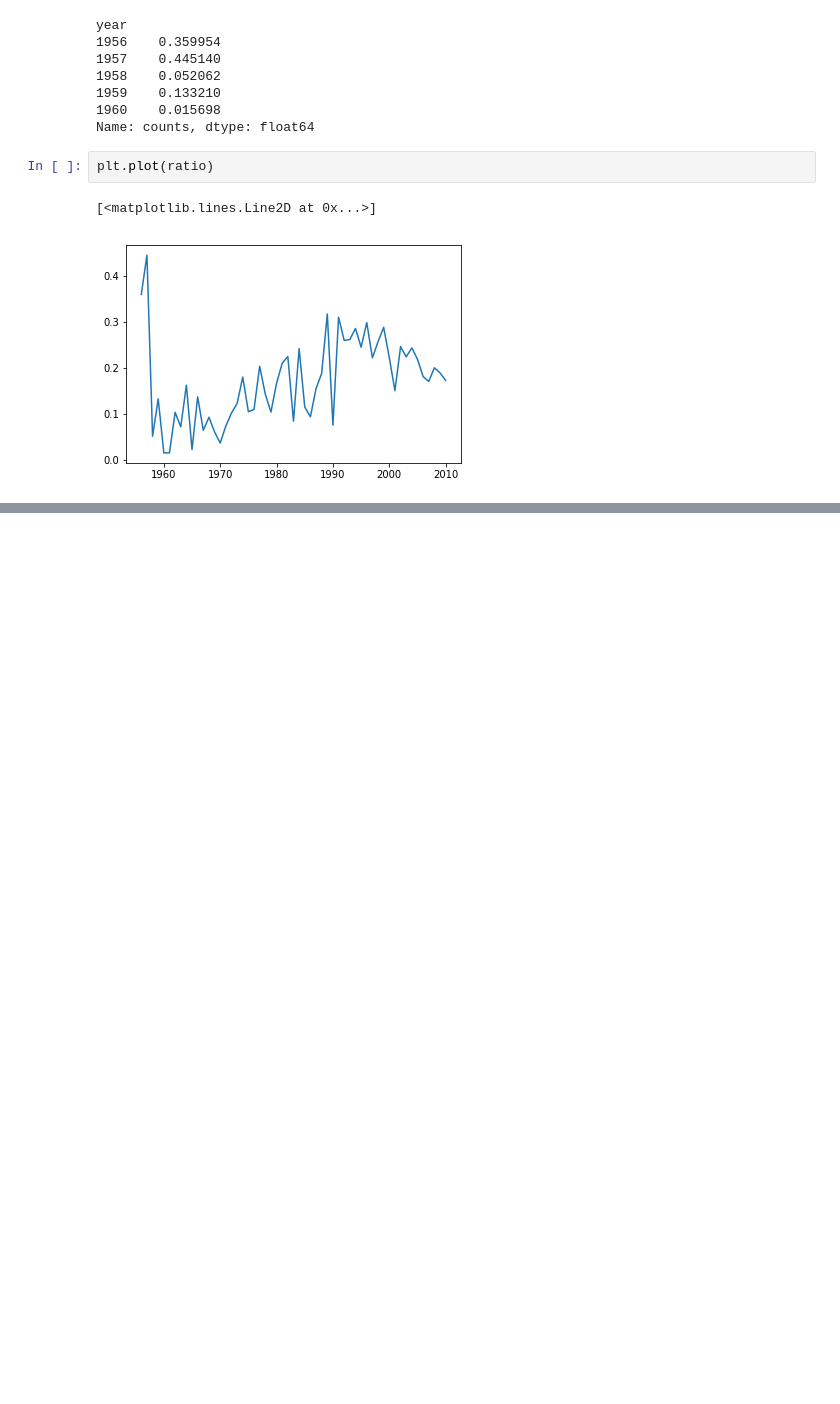
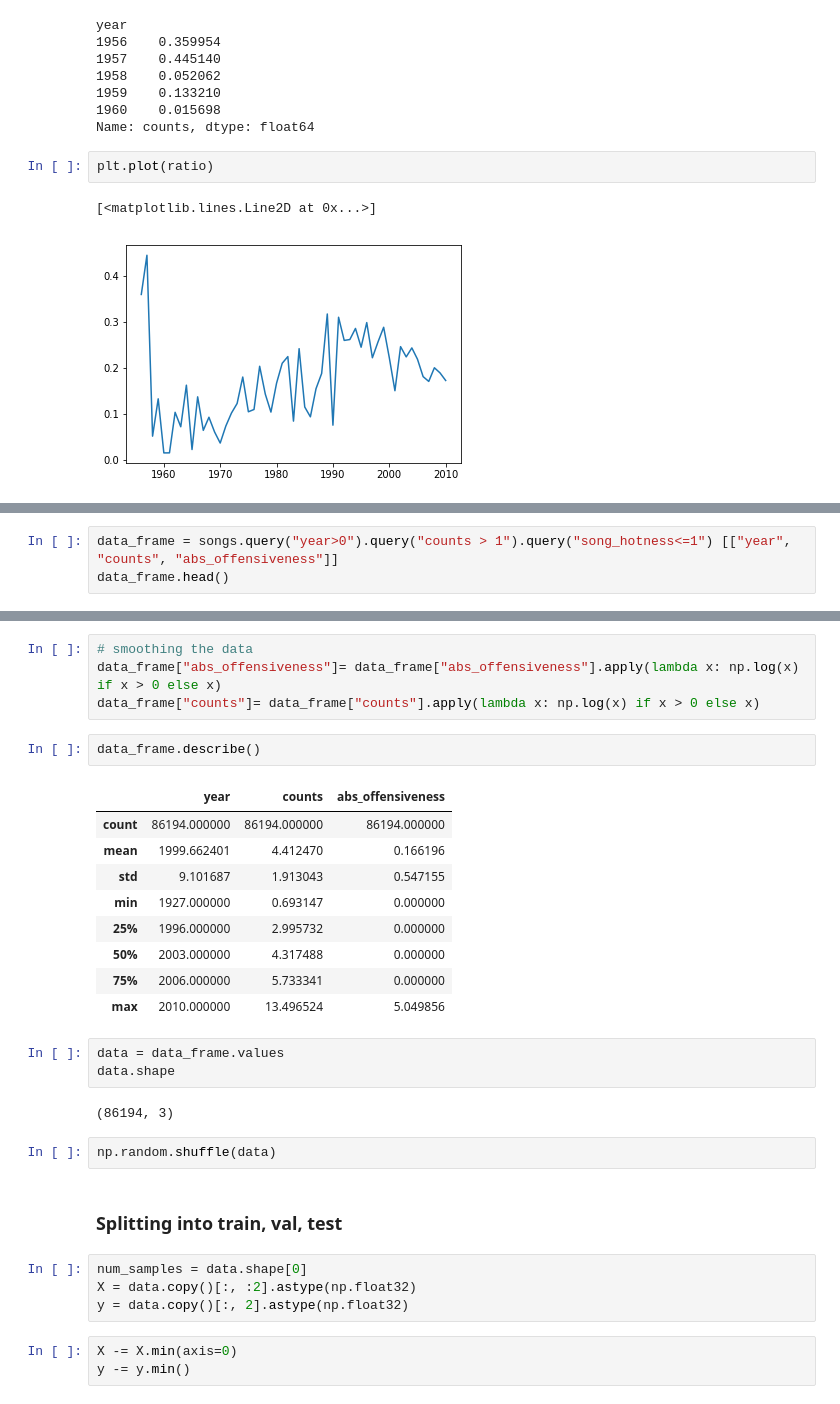
Before and after one commit to Victor-Palacios/epfl_ada, a Jupyter notebook: Project/main_lars.ipynb, the cells around one changed output, grey strips where cells are left out. Drawn from its saved outputs; the diff is of its cells as text; blank space fills up the shorter version.

```diff
--- a/Project/main_lars.ipynb
+++ b/Project/main_lars.ipynb
@@ -393,0 +405,3 @@ plt.plot(ratio)
+# %%
+data_frame = songs.query("year>0").query("counts > 1").query("song_hotness<=1") [["year", "counts", "abs_offensiveness"]]
+data_frame.head()
@@ -393,0 +415,32 @@ plt.plot(ratio)
+# %%
+# smoothing the data
+data_frame["abs_offensiveness"]= data_frame["abs_offensiveness"].apply(lambda x: np.log(x) if x > 0 else x)
+data_frame["counts"]= data_frame["counts"].apply(lambda x: np.log(x) if x > 0 else x)
+# %%
+data_frame.describe()
+# %% [output]
+|  | year | counts | abs_offensiveness |
+| count | 86194.000000 | 86194.000000 | 86194.000000 |
+| mean | 1999.662401 | 4.412470 | 0.166196 |
+| std | 9.101687 | 1.913043 | 0.547155 |
+| min | 1927.000000 | 0.693147 | 0.000000 |
+| 25% | 1996.000000 | 2.995732 | 0.000000 |
+| 50% | 2003.000000 | 4.317488 | 0.000000 |
+| 75% | 2006.000000 | 5.733341 | 0.000000 |
+| max | 2010.000000 | 13.496524 | 5.049856 |
+# %%
+data = data_frame.values
+data.shape
+# %% [output]
+(86194, 3)
+# %%
+np.random.shuffle(data)
+# %% [markdown]
+### Splitting into train, val, test
+# %%
+num_samples = data.shape[0]
+X = data.copy()[:, :2].astype(np.float32)
+y = data.copy()[:, 2].astype(np.float32)
+# %%
+X -= X.min(axis=0)
+y -= y.min()
```
Also changed, not shown: parts of 13 cells of this notebook.
